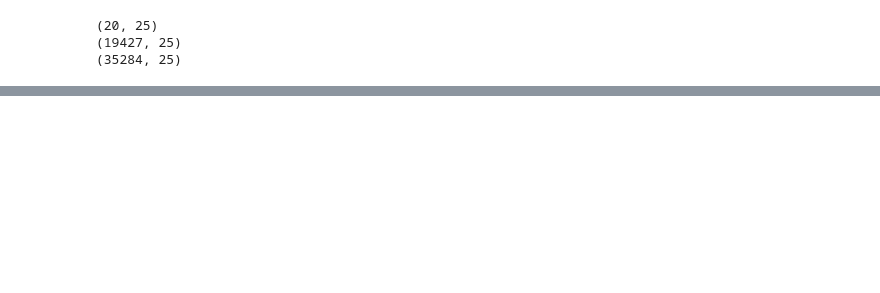
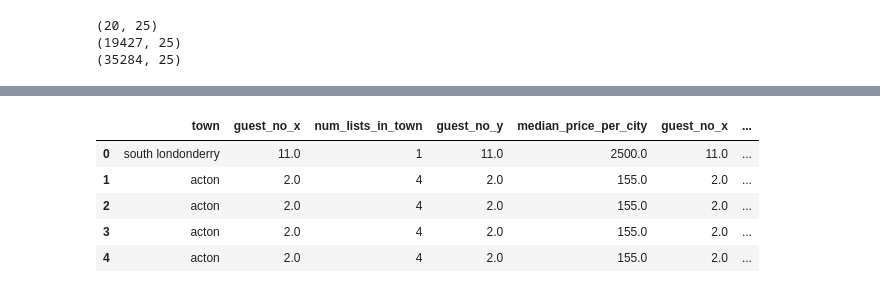
Before and after one commit to mattgilgo/airbnb_reports, a Jupyter notebook: airbnb_eda.ipynb, the cells around one changed output, grey strips where cells are left out. Saved outputs shown, nothing was run; the diff lists cells and outputs as text; code cells hidden in the pictures; blank space fills up the shorter version.

```diff
--- a/airbnb_eda.ipynb
+++ b/airbnb_eda.ipynb
@@ -719,3 +633,53 @@ sc_pricing_fig = go.Figure(data=[
 # Change the bar mode
 sc_pricing_fig.update_layout(title_text='Pricing Data by City (South Carolina)', barmode='stack')
 sc_pricing_fig.show()
+# %%
+# grouping by town and guests
+
+city_home['city'] = city_home['city'].str.lower()
+lists_per_city_guest = listing_data.groupby(['town', 'guest_no'])['id'].count().reset_index()
+lists_per_city_guest.rename(columns = {'id':'num_lists_in_town'}, inplace = True)
+median_price_per_city_guest = listing_data.groupby(['town', 'guest_no'])['price'].median().reset_index()
+median_price_per_city_guest.rename(columns = {'price':'median_price_per_city'}, inplace = True)
+
+# Calculate occupancy rate
+occ_rate = occ_data.groupby('id')['available'].apply(lambda row: np.sum(row)/len(row))
+listing_occ_rate = listing_data.merge(occ_rate, on = 'id')
+
+
+# Calculate pricing avgs
+cleaning_fee = price_data.groupby(['id'])['cleaning_fee'].median().reset_index()
+cleaning_fee.rename(columns = {'cleaning_fee':'median_cleaning_fee'}, inplace = True)
+service_fee = price_data.groupby(['id'])['service_fee'].median().reset_index()
+service_fee.rename(columns = {'service_fee':'median_service_fee'}, inplace = True)
+#total_price = price_data.groupby(['id'])['total_price'].median().reset_index()
+#total_price.rename(columns = {'total_price':'median_total_price'}, inplace = True)
+
+listing_occ_rate_fees = listing_occ_rate.merge(cleaning_fee, on='id')
+listing_occ_rate_fees = listing_occ_rate_fees.merge(service_fee, on='id')
+#listing_occ_rate_fees = listing_occ_rate_fees.merge(total_price, on='id')
+
+median_occ_rate_per_city_guest = listing_occ_rate_fees.groupby(['town', 'guest_no'])['available'].median().reset_index()
+median_occ_rate_per_city_guest.rename(columns = {'available':'occupancy_rate'}, inplace = True)
+
+median_cleaning_fee_per_city_guest = listing_occ_rate_fees.groupby(['town', 'guest_no'])['median_cleaning_fee'].median().reset_index()
+median_service_fee_per_city_guest = listing_occ_rate_fees.groupby(['town', 'guest_no'])['median_service_fee'].median().reset_index()
+
+
+lists_town_price_guest = lists_per_city_guest.merge(median_price_per_city_guest, left_on = 'town', right_on = 'town')
+lists_town_price_guest = lists_town_price_guest.merge(median_cleaning_fee_per_city_guest, left_on = 'town', right_on = 'town')
+lists_town_price_guest = lists_town_price_guest.merge(median_service_fee_per_city_guest, left_on = 'town', right_on = 'town')
+#lists_town_price = lists_town_price.merge(median_total_price_per_city, left_on = 'town', right_on = 'town')
+lists_town_price_guest['median_total_price'] = lists_town_price_guest['median_price_per_city'] + lists_town_price_guest['median_cleaning_fee'] + lists_town_price_guest['median_service_fee']
+lists_town_price_occ_guest = lists_town_price_guest.merge(median_occ_rate_per_city_guest, left_on = 'town', right_on = 'town')
+city_home_needed_cols = city_home[['city','state_id','population','2022-04-30']]
+lists_town_home_price_occ_guest = lists_town_price_occ_guest.merge(city_home_needed_cols, how='inner', left_on = 'town', right_on = 'city')
+# %%
+lists_town_home_price_occ_guest.head(5)
+# %% [output]
+|  | town | guest_no_x | num_lists_in_town | guest_no_y | median_price_per_city | guest_no_x | ... |
+| 0 | south londonderry | 11.0 | 1 | 11.0 | 2500.0 | 11.0 | ... |
+| 1 | acton | 2.0 | 4 | 2.0 | 155.0 | 2.0 | ... |
+| 2 | acton | 2.0 | 4 | 2.0 | 155.0 | 2.0 | ... |
+| 3 | acton | 2.0 | 4 | 2.0 | 155.0 | 2.0 | ... |
+| 4 | acton | 2.0 | 4 | 2.0 | 155.0 | 2.0 | ... |
```
Also changed, not shown: parts of 25 cells of this notebook, 4 other files.
